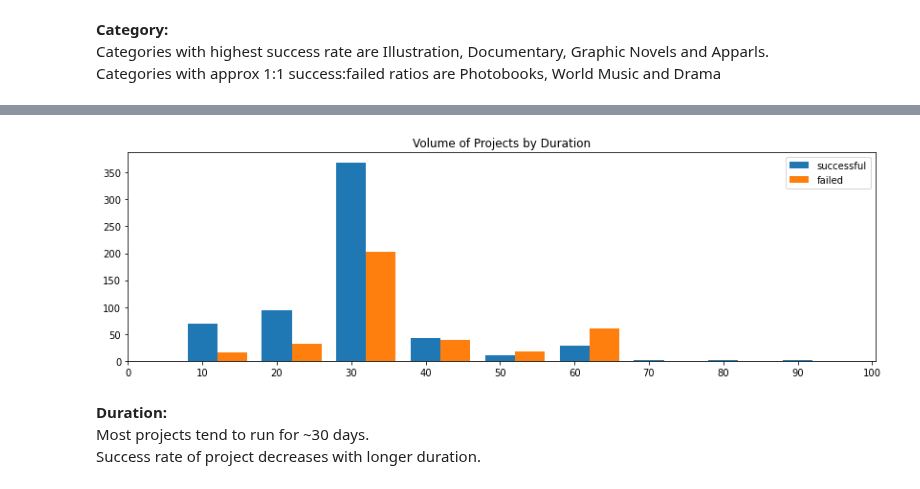
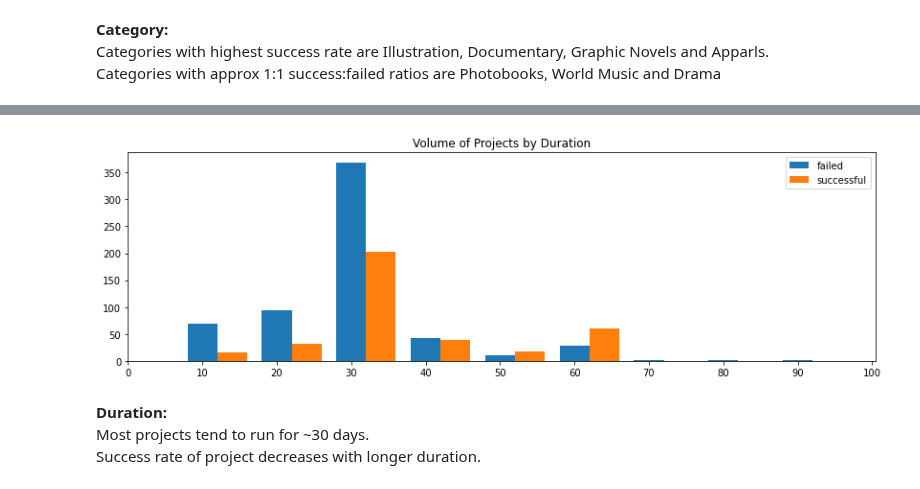
Before and after one commit to chuabern/BT4222_GrpProject, a Jupyter notebook: EDA.ipynb, the cells around one changed output, grey strips where cells are left out. Saved outputs shown, nothing was run; the diff lists cells and outputs as text; code cells hidden in the pictures.

```diff
--- a/EDA.ipynb
+++ b/EDA.ipynb
@@ -138,0 +139,10 @@ Categories with approx 1:1 success:failed ratios are Photobooks, World Music and
+# %%
+duration_bins = np.arange(0,90,10)
+
+df['duration_bins'] = pd.cut(df['duration'], duration_bins)
+duration_group = df.groupby(['duration_bins', 'state'])['id'].count().reset_index().rename(columns={'id':'count_projects'})
+duration_group_total = df.groupby(['duration_bins'])['id'].count().reset_index().rename(columns={'id':'total_projects'})
+duration_group = pd.merge(duration_group, duration_group_total, on = ['duration_bins'])
+duration_group['success_rate'] = duration_group['count_projects'] / duration_group['total_projects']
+duration_group['duration_bins'] = duration_group.duration_bins.astype(str).str[-3:-1].astype(int)
+duration_group
@@ -139,17 +186,17 @@ Categories with approx 1:1 success:failed ratios are Photobooks, World Music and
 # %%
 # Get the number of projects by duration
 plt.figure(figsize=(14,4))
 
-plt.hist([df[df.state==1].duration, df[df.state==0].duration], bins = range(min(df.duration), max(df.duration) + 10, 10), label= ['successful', 'failed'])
+plt.hist([df[df.state==1].duration, df[df.state==0].duration], bins = range(min(df.duration), max(df.duration) + 10, 10), label= ['failed', 'successful'])
+# sns.lineplot('duration_bins', 'Count of Projects', hue= 'state', data = duration_bins)
 
 plt.title('Volume of Projects by Duration')
 plt.legend(loc= 'best')
 plt.xticks(np.arange(0, 110, 10))
 
-
 plt.show()
 # %% [output]
-[figure, old version]
+[figure, new version]
 # %% [markdown]
 <b> Duration: </b><br>
 Most projects tend to run for ~30 days. <br>
```
Also changed, not shown: parts of 14 cells of this notebook.
